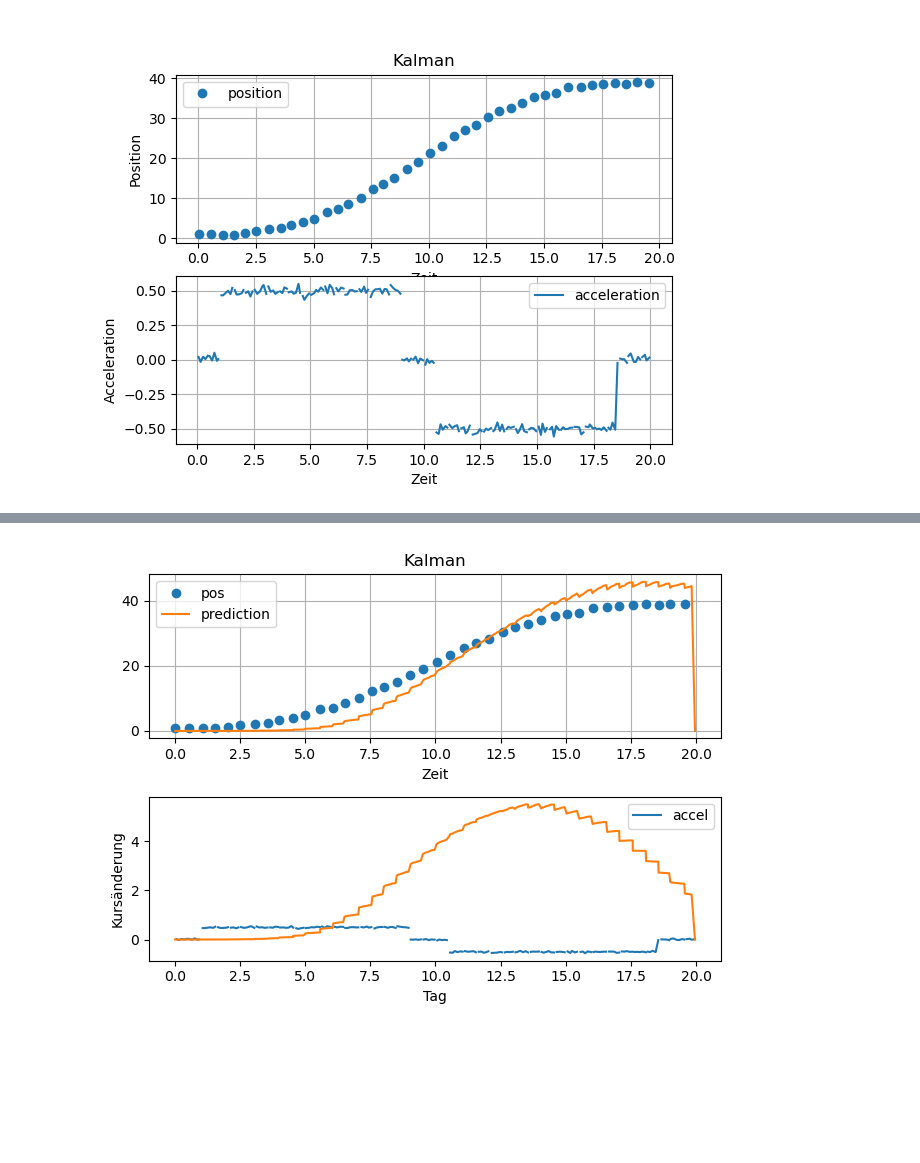
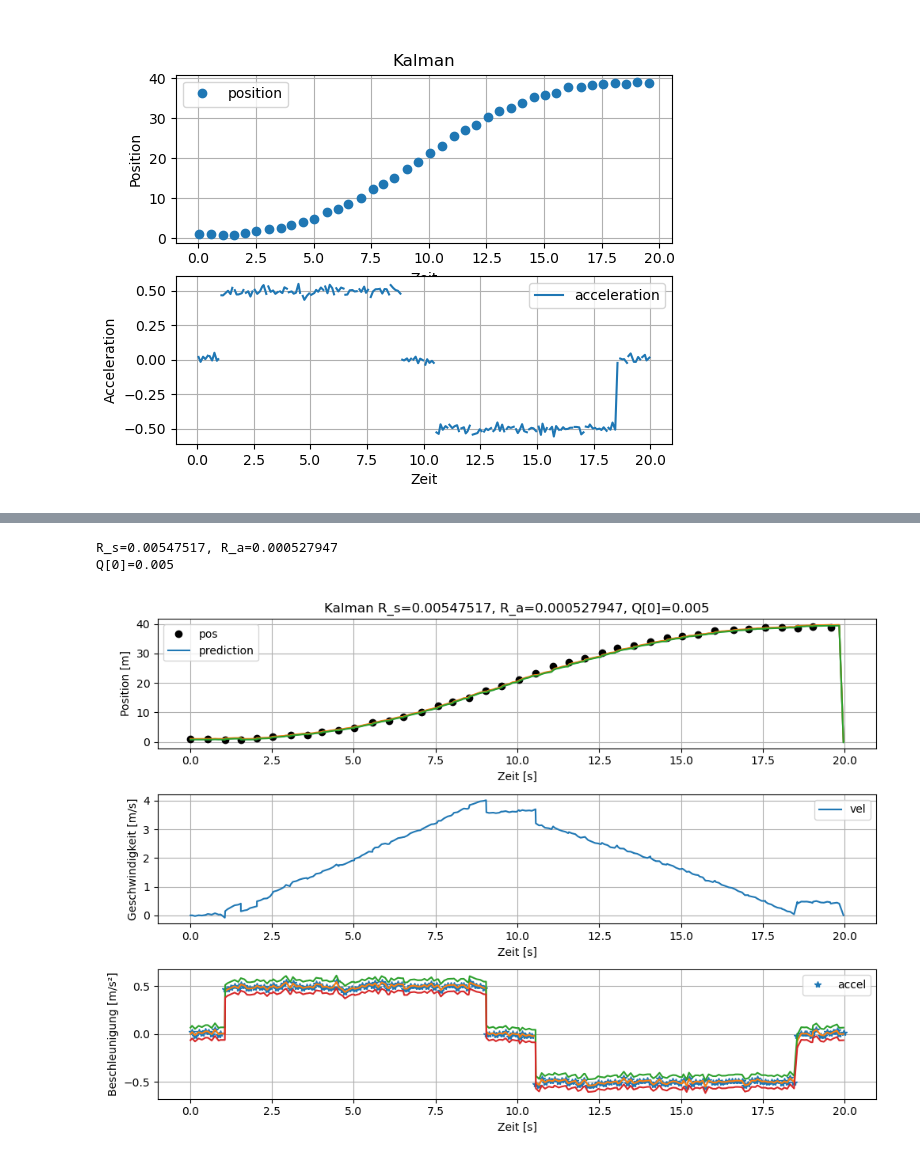
Before and after one commit to rumexcrisp/aim_datafusion, a Jupyter notebook: lab_3.ipynb, the cells around one changed output, grey strips where cells are left out. Cells and saved outputs as stored; diff of their text form; code cells hidden in the pictures; blank space fills up the shorter version.

```diff
--- a/lab_3.ipynb
+++ b/lab_3.ipynb
@@ -8,9 +8,9 @@ import random
 
 DATAFILE = "data/Asynchron_data_in.dat"
 df = pd.read_csv(DATAFILE, sep=" ")
-t = df["time"].values
-y_s = df["position"].values
-y_a = df["acceleration"].values
+t = df["time"].to_numpy()
+y = df[["position", "acceleration"]].to_numpy()
+u = np.zeros(len(y))
 # %%
 plt.figure()
 plt.subplot(2, 1, 1)
@@ -70,3 +71,0 @@ P_tilde = np.zeros((3, 3))  # 3 rows, 3 columns
-# %%
-R = np.array([10])  # ToDo: calculate
-Q = np.array([0.00016667])
@@ -73 +76,12 @@ Q = np.array([0.00016667])
+# %%
+stable_s = y_s[t < 2]
+stable_a = y_a[(t > 2) & (t < 8)] # stable range from ~2 to ~8 see plot above
+R_s = stable_s[~np.isnan(stable_s)].var() # discard nan values
+R_a = stable_a[~np.isnan(stable_a)].var() # --"--
+Q = [0.005]
+print(f"{R_s=:g}, {R_a=:g}")
+print(f"{Q[0]=:g}")
+# %% [output]
+R_s=0.00547517, R_a=0.000527947
+Q[0]=0.005
 # %%
@@ -123,23 +145,37 @@ for k in range(0, len(t) - 1, 1):
 # %%
-plt.figure()
-plt.subplot(2, 1, 1)
-plt.title("Kalman")
+plt.figure(figsize=(10, 7))
+plt.subplot(3, 1, 1)
+plt.title(f"Kalman {R_s=:g}, {R_a=:g}, {Q[0]=:g}")
 plt.xlabel("Zeit")
 plt.grid(True)
-plt.plot(t, y, "o", label="pos")
-# plt.plot(t, a, label="accel")
+plt.plot(t, y_s, "ko", label="pos")
 plt.plot(t, s, "-", label="prediction")
+plt.plot(t, s + 3 * np.sqrt(P_tilde0), "-")
+plt.plot(t, s - 3 * np.sqrt(P_tilde0), "-")
+plt.xlabel("Zeit [s]")
+plt.ylabel("Position [m]")
 plt.legend()
 
-plt.subplot(2, 1, 2)
-# plt.plot(t, v, "-", label="variation")
-plt.plot(t, a, "-", label="accel")
-# plt.plot(t, a, label="accel")
-plt.plot(t, v, "-", label="")
-plt.xlabel("Tag")
-plt.ylabel("Kursänderung")
+plt.subplot(3, 1, 2)
+plt.plot(t, v, "-", label="vel")
+# plt.plot(t, v + 3 * np.sqrt(P_tilde4), "-")
+# plt.plot(t, v - 3 * np.sqrt(P_tilde4), "-")
+plt.xlabel("Zeit [s]")
+plt.ylabel("Geschwindigkeit [m/s]")
+plt.grid(True)
 plt.legend()
+
+plt.subplot(3, 1, 3)
+plt.plot(t, y_a, "*", label="accel")
+plt.plot(t, a, "-", label="")
+plt.plot(t, a + 3 * np.sqrt(P_tilde8), "-")
+plt.plot(t, a - 3 * np.sqrt(P_tilde8), "-")
+plt.xlabel("Zeit [s]")
+plt.ylabel("Beschleunigung [m/s²]")
+plt.grid(True)
+plt.legend()
+
 plt.tight_layout()
 plt.show()
 # %% [output]
-[figure, old version]
+[figure, new version]
```
Also changed, not shown: parts of 4 cells of this notebook.
